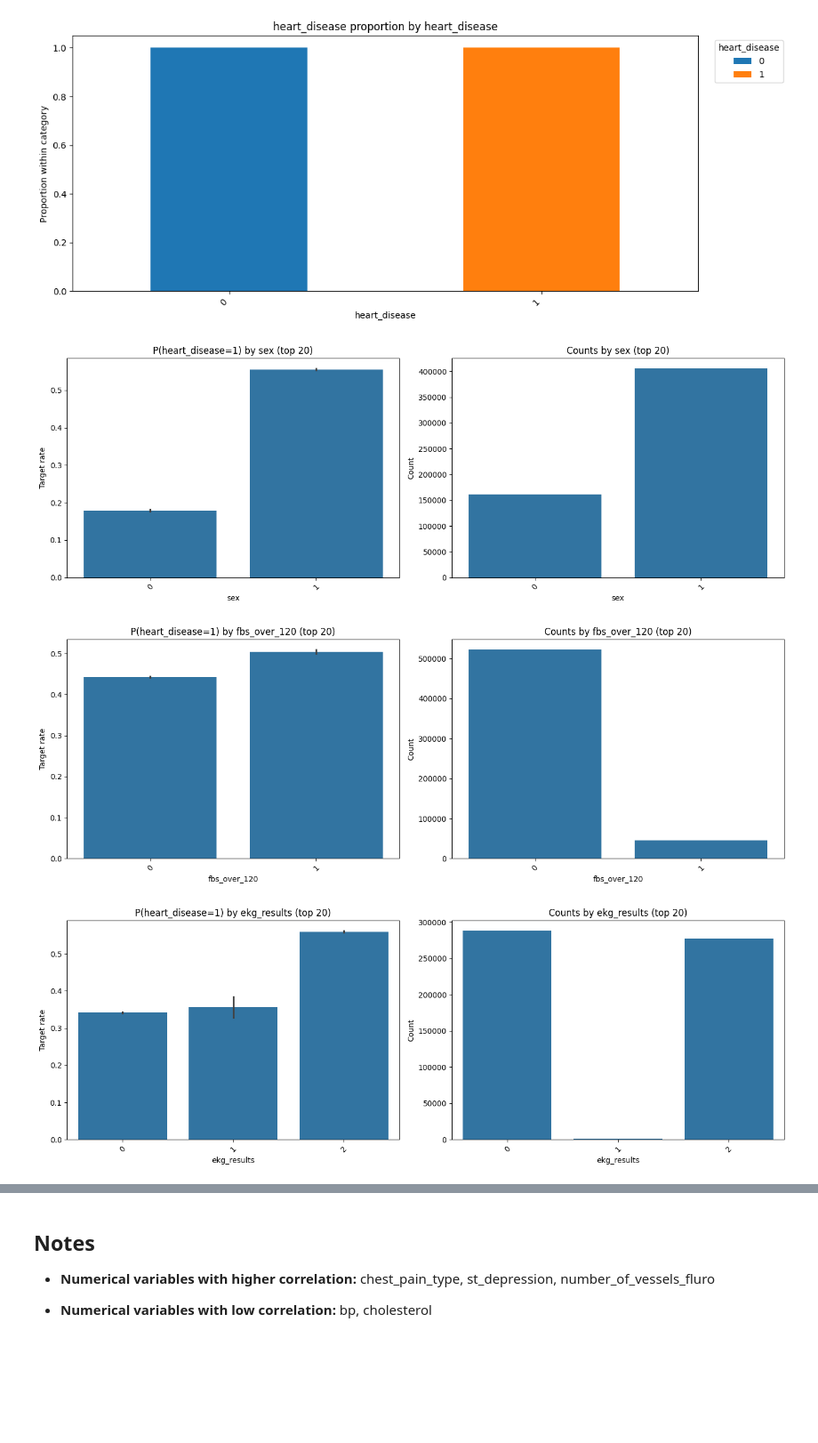
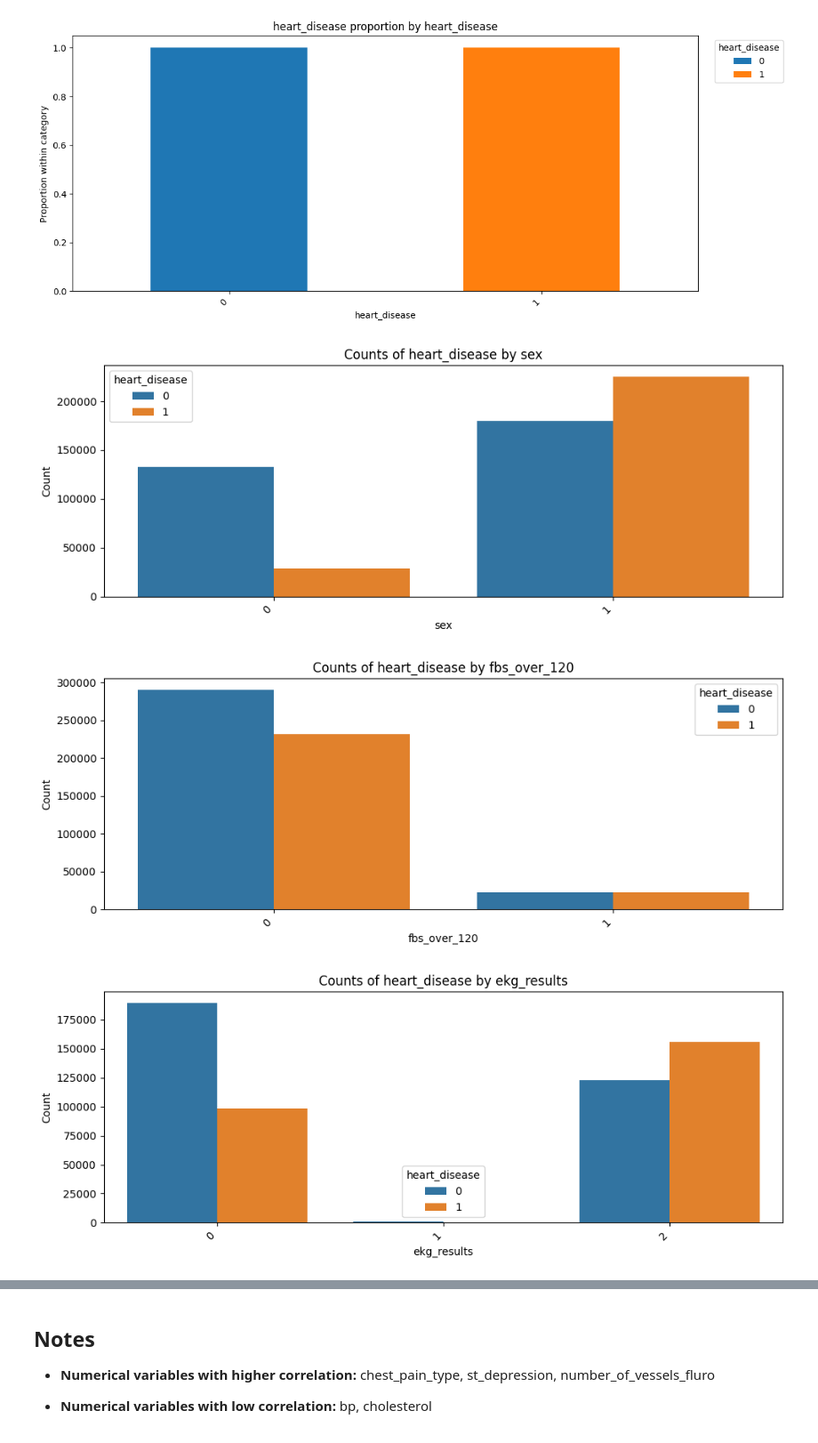
Before and after one commit to fonsecagabriella/kaggle, a Jupyter notebook: 02_predicting_heart_disease/00_ead.ipynb, the cells around one changed output, grey strips where cells are left out. Shown at 89% size. Drawn from its saved outputs; the diff is of its cells as text; code cells hidden in the pictures; blank space fills up the shorter version.

```diff
--- a/02_predicting_heart_disease/00_ead.ipynb
+++ b/02_predicting_heart_disease/00_ead.ipynb
@@ -43,6 +43,9 @@ memory usage: 72.1+ MB
 # rename column names for easier access
 data.columns = [col.lower().replace(' ', '_') for col in data.columns]
 
+# convert heart_disease to binary
+data['heart_disease'] = data['heart_disease'].apply(lambda x: 0 if x == "Absence" else 1)
+
 data.info()
 # %% [output]
 <class 'pandas.core.frame.DataFrame'>
@@ -104,9 +107,6 @@ Absence     55.165961
 Presence    44.834039
 Name: proportion, dtype: float64
 [figure]
-# %%
-# convert heart_disease to binary
-train_data['heart_disease'] = train_data['heart_disease'].apply(lambda x: 0 if x == "Absence" else 1)
 # %% [markdown]
 ## 01. EAD
 # %%
@@ -283,42 +323,23 @@ for feature in categorical_features:
 [figure]
 [figure]
 # %%
-max_categories = 20  # avoid unreadable plots
+target = "heart_disease"
 
 for feature in categorical_features:
-    # pick most frequent categories to keep it readable
-    top_cats = train_data[feature].value_counts(dropna=False).head(max_categories).index
-    tmp = train_data[train_data[feature].isin(top_cats)].copy()
-
-    fig, axes = plt.subplots(1, 2, figsize=(14, 5))
-
-    # Left: target rate per category
-    sns.barplot(
-        data=tmp,
+    plt.figure(figsize=(10, 4))
+    sns.countplot(
+        data=train_data,
         x=feature,
-        y=target,     # seaborn will plot the mean of 0/1 => rate
-        errorbar="ci",
-        ax=axes[0]
+        hue=target
     )
-    axes[0].set_title(f"P({target}=1) by {feature} (top {max_categories})")
-    axes[0].set_xlabel(feature)
-    axes[0].set_ylabel("Target rate")
-    axes[0].tick_params(axis="x", rotation=45)
-
-    # Right: counts per category
-    sns.countplot(
-        data=tmp,
-        x=feature,
-        ax=axes[1]
-    )
-    axes[1].set_title(f"Counts by {feature} (top {max_categories})")
-    axes[1].set_xlabel(feature)
-    axes[1].set_ylabel("Count")
-    axes[1].tick_params(axis="x", rotation=45)
-
+    plt.title(f"Counts of {target} by {feature}")
+    plt.xlabel(feature)
+    plt.ylabel("Count")
+    plt.xticks(rotation=45, ha="right")
+    plt.legend(title=target)
     plt.tight_layout()
     plt.show()
 # %% [output]
-[figure, old version]
+[figure, new version]
-[figure, old version]
+[figure, new version]
-[figure, old version]
+[figure, new version]
```
Also changed, not shown: parts of 17 cells of this notebook, 5 other files.
